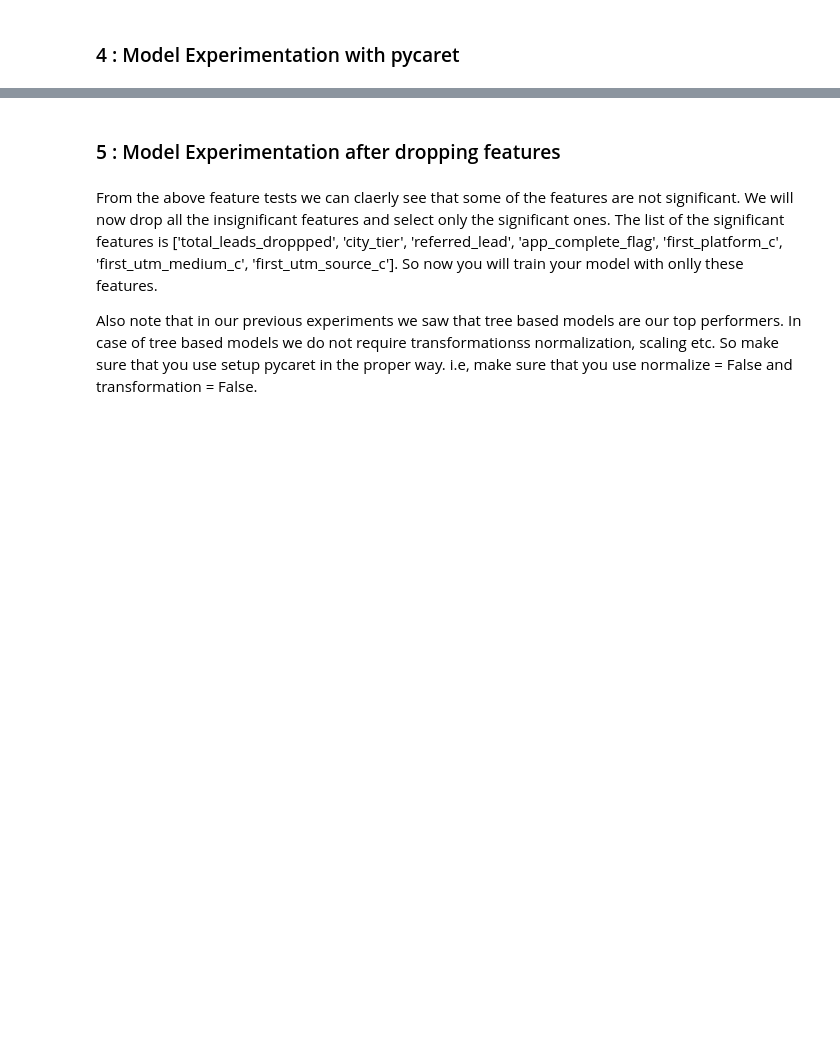
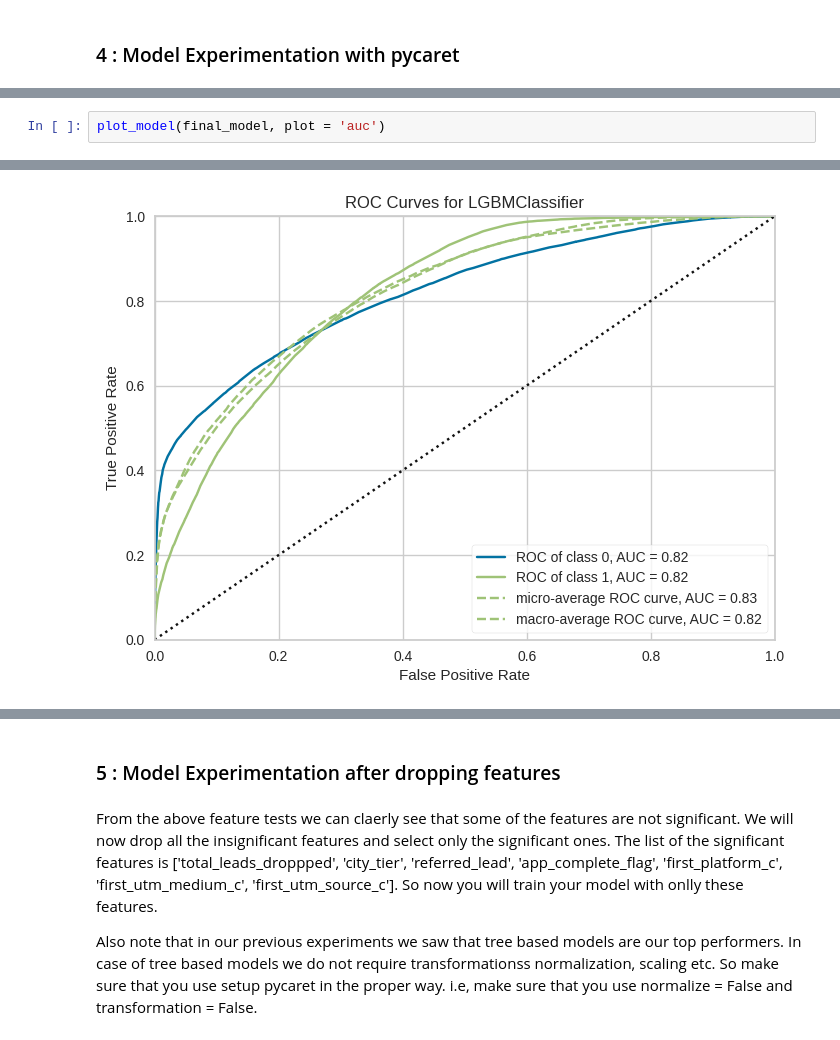
Before and after one commit to mohiteamit/upGrad-Codepro-Lead-Scoring-MLOps, a Jupyter notebook: notebooks/02.model_experimentation.ipynb, the cells around one changed output, grey strips where cells are left out. Drawn from its saved outputs; the diff is of its cells as text; blank space fills up the shorter version.

```diff
--- a/notebooks/02.model_experimentation.ipynb
+++ b/notebooks/02.model_experimentation.ipynb
@@ -224,0 +234,3 @@ plot_model(final_model, plot='feature')
+# %%
+plot_model(final_model, plot = 'auc')
+# %% [output]
@@ -224,0 +238 @@ plot_model(final_model, plot='feature')
+[figure, added]
```
Also changed, not shown: parts of 4 cells of this notebook.
